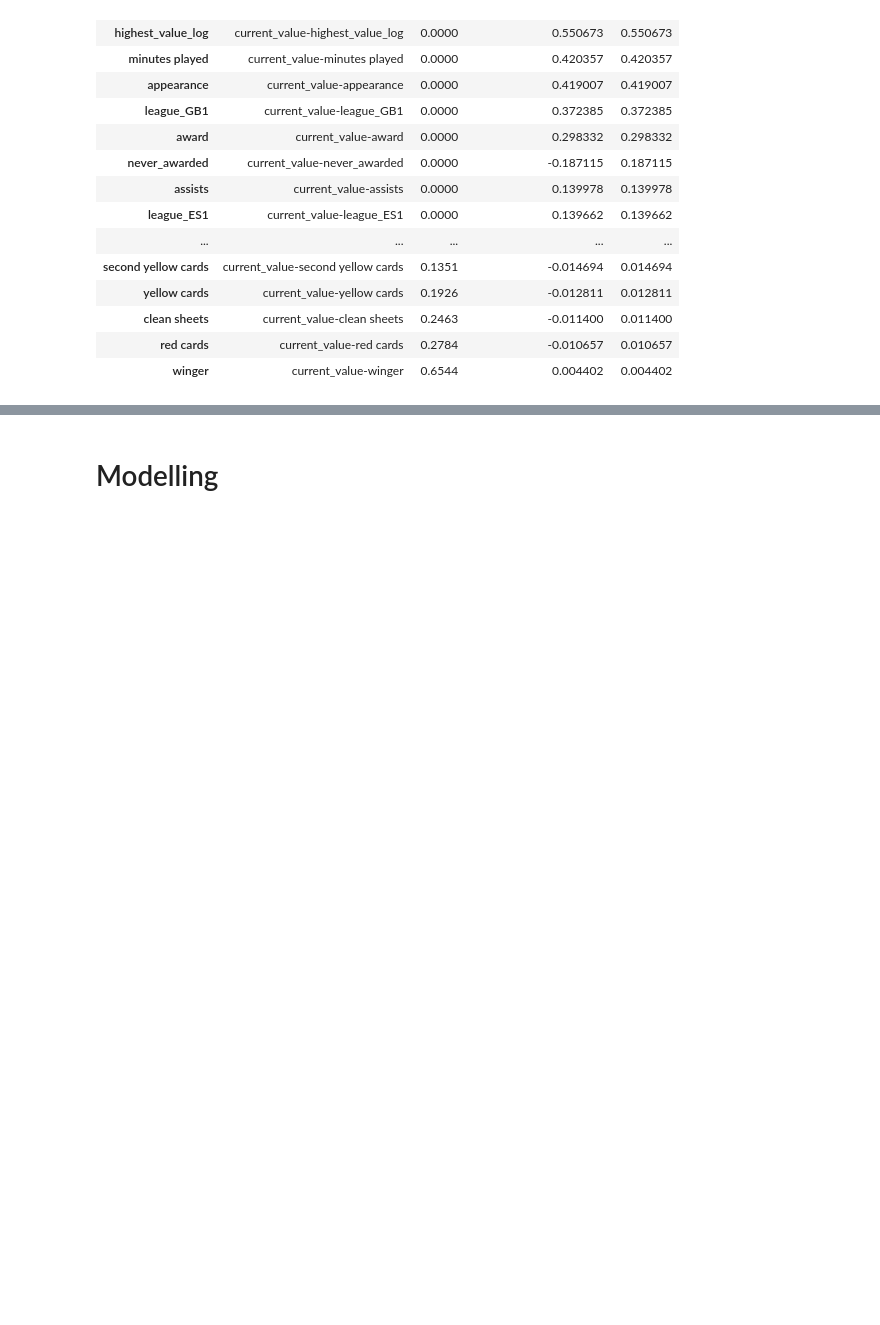
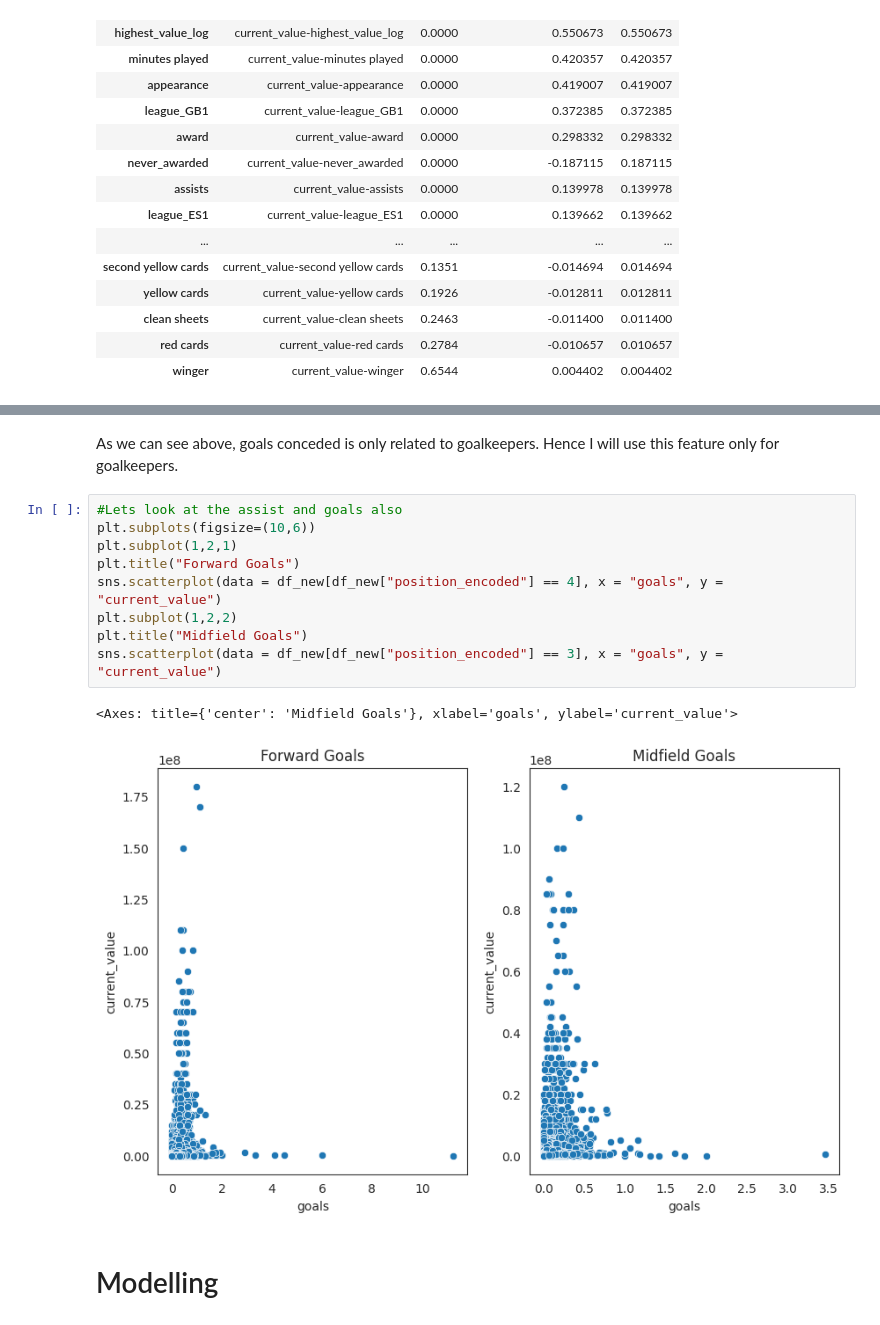
Before and after one commit to kaanbaycan/IE-423-Forecasting-Tasks, a Jupyter notebook: IE_423_Task_1.ipynb, the cells around one changed output, grey strips where cells are left out. Saved outputs shown, nothing was run; the diff lists cells and outputs as text; blank space fills up the shorter version.

```diff
--- a/IE_423_Task_1.ipynb
+++ b/IE_423_Task_1.ipynb
@@ -652,3 +661,17 @@ correlation(df_new,"current_value")
+# %% [markdown]
+As we can see above, goals conceded is only related to goalkeepers. Hence I will use this feature only for goalkeepers.
+# %%
+#Lets look at the assist and goals also
+plt.subplots(figsize=(10,6))
+plt.subplot(1,2,1)
+plt.title("Forward Goals")
+sns.scatterplot(data = df_new[df_new["position_encoded"] == 4], x = "goals", y = "current_value")
+plt.subplot(1,2,2)
+plt.title("Midfield Goals")
+sns.scatterplot(data = df_new[df_new["position_encoded"] == 3], x = "goals", y = "current_value")
+# %% [output]
+<Axes: title={'center': 'Midfield Goals'}, xlabel='goals', ylabel='current_value'>
+[figure, added]
 # %% [markdown]
 # Modelling
 # %% [markdown]
```
Also changed, not shown: parts of 52 cells of this notebook.
